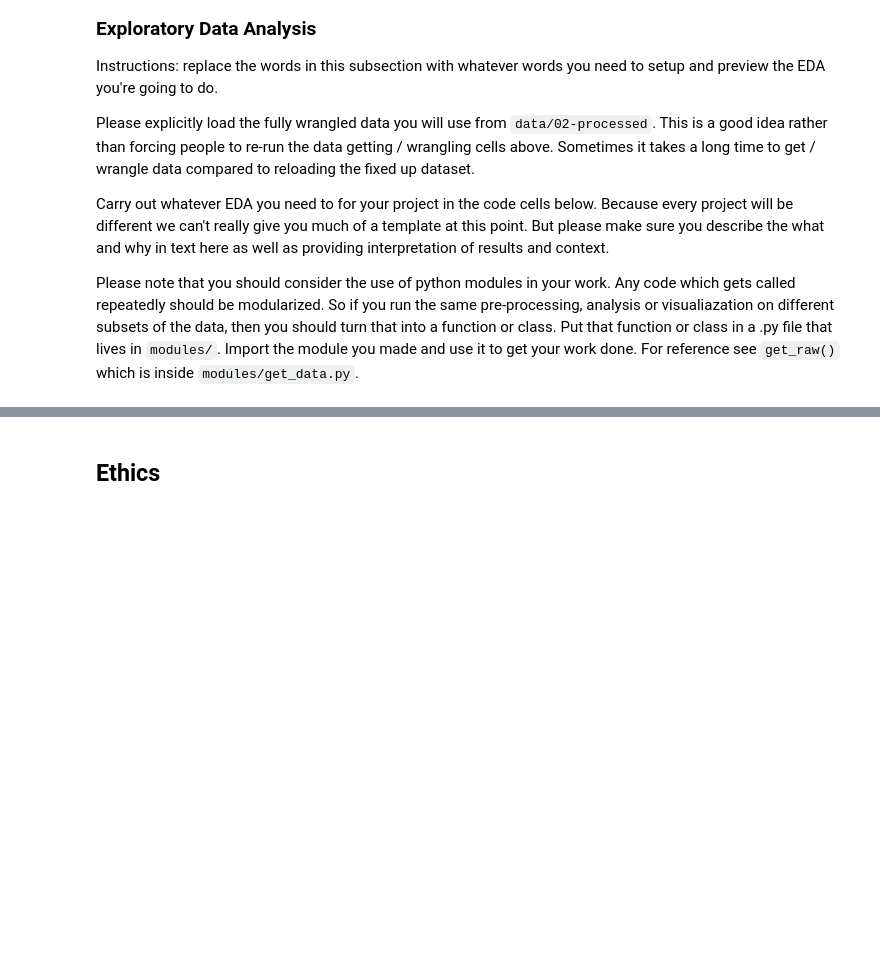
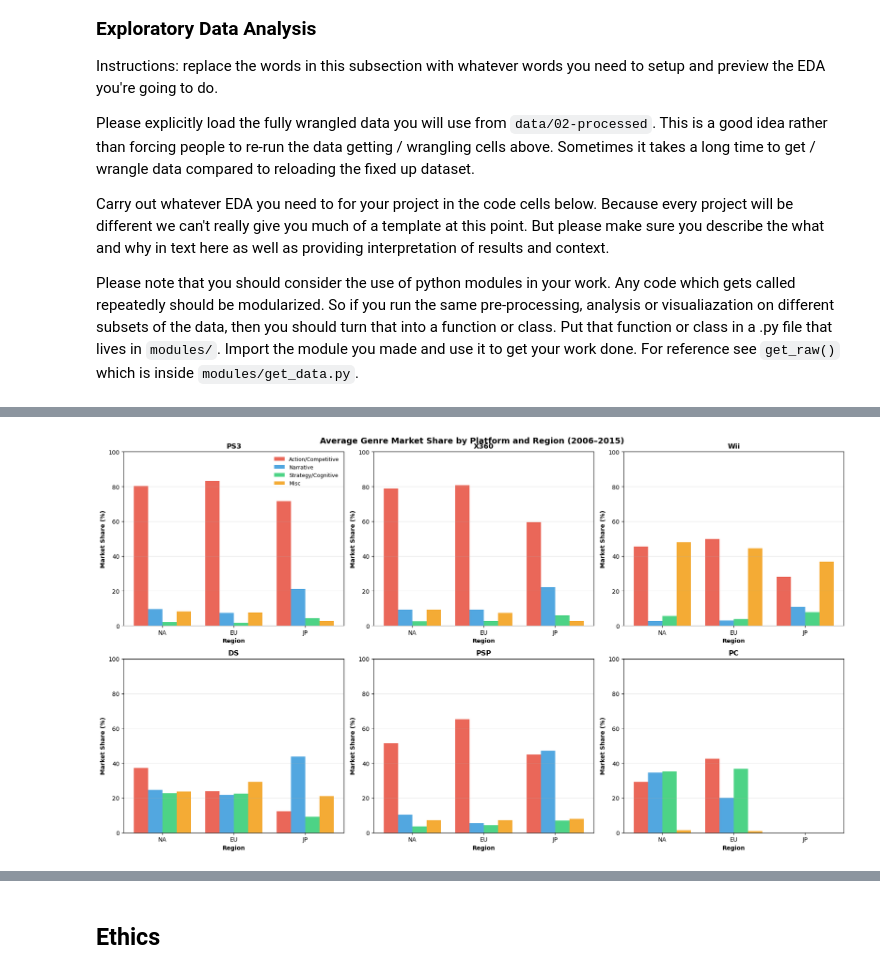
Before and after one commit to COGS108/Group015_WI26, a Jupyter notebook: 02-EDACheckpoint.ipynb, the cells around one changed output, grey strips where cells are left out. Saved outputs shown, nothing was run; the diff lists cells and outputs as text; code cells hidden in the pictures; blank space fills up the shorter version.

```diff
--- a/02-EDACheckpoint.ipynb
+++ b/02-EDACheckpoint.ipynb
@@ -152,0 +429,10 @@ Some more words and stuff.  Remember notebooks work best if you interleave the c
+# %%
+for platform in platforms:
+    platform_data = avg_platform_genre[avg_platform_genre['Platform'] == platform].copy()
+    pivot = platform_data.pivot(
+        index='Region',
+        columns='Genre_Category',
+        values='Market_Share_Pct'
+    )[genre_order].round(1)
+    print(f"\n{platform}:")
+    display(pivot)
@@ -152,0 +476,50 @@ Some more words and stuff.  Remember notebooks work best if you interleave the c
+# %%
+# Faceted bar charts - one panel per platform
+fig, axes = plt.subplots(2, 3, figsize=(18, 10))
+axes = axes.flatten()
+
+genre_colors = {
+    'Action/Competitive': '#e74c3c',
+    'Narrative': '#3498db',
+    'Strategy/Cognitive': '#2ecc71',
+    'Misc': '#f39c12'
+}
+
+for idx, platform in enumerate(platforms):
+    ax = axes[idx]
+    platform_data = avg_platform_genre[avg_platform_genre['Platform'] == platform]
+
+    if len(platform_data) > 0:
+        # Pivot to get genre values by region (much simpler than nested loops)
+        pivot = platform_data.pivot(index='Region', columns='Genre_Category', values='Market_Share_Pct')
+        pivot = pivot.reindex(index=region_order, columns=genre_order, fill_value=0)
+
+        x = np.arange(len(region_order))
+        width = 0.2
+
+        for i, genre in enumerate(genre_order):
+            ax.bar(x + i*width, pivot[genre].values, width,
+                   label=genre, color=genre_colors[genre], alpha=0.85)
+
+        ax.set_xlabel('Region', fontweight='bold')
+        ax.set_ylabel('Market Share (%)', fontweight='bold')
+        ax.set_title(platform, fontweight='bold', fontsize=12)
+        ax.set_xticks(x + width * 1.5)
+        ax.set_xticklabels(region_order)
+        ax.set_ylim(0, 100)
+        ax.grid(True, alpha=0.3, axis='y')
+
+        if idx == 0:
+            ax.legend(loc='upper right', fontsize=9, frameon=False)
+    else:
+        ax.text(0.5, 0.5, f'No data for {platform}',
+                ha='center', va='center', transform=ax.transAxes)
+        ax.set_xticks([])
+        ax.set_yticks([])
+
+plt.tight_layout()
+plt.suptitle('Average Genre Market Share by Platform and Region (2006–2015)',
+             y=1.00, fontweight='bold', fontsize=14)
+plt.show()
+# %% [output]
+[figure, added]
```
Also changed, not shown: parts of 23 cells of this notebook.
